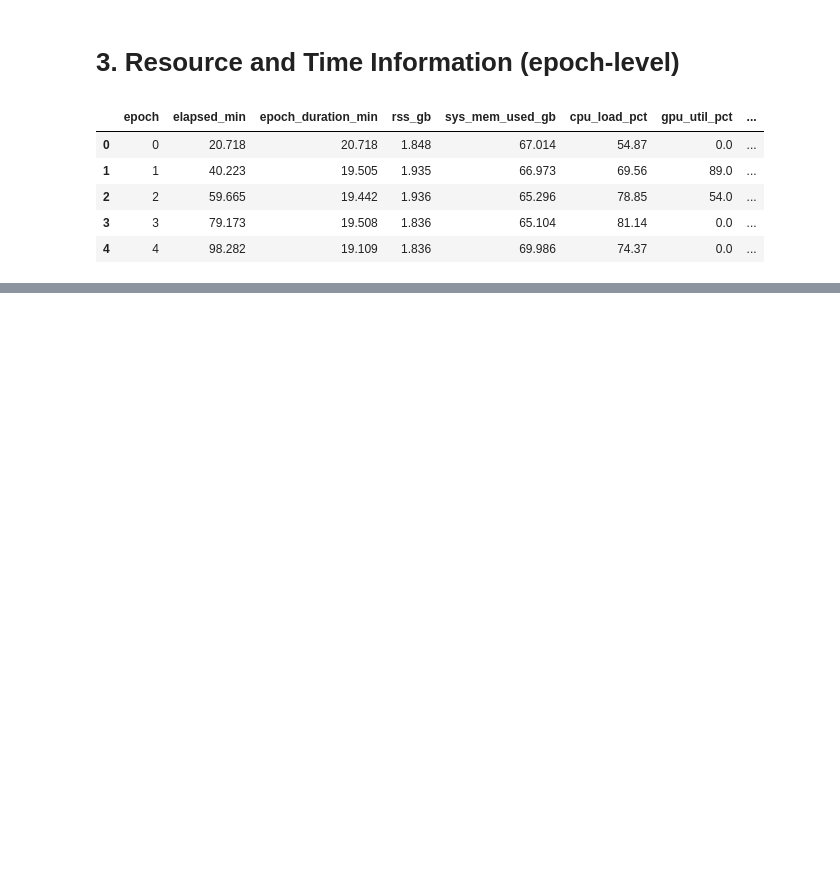
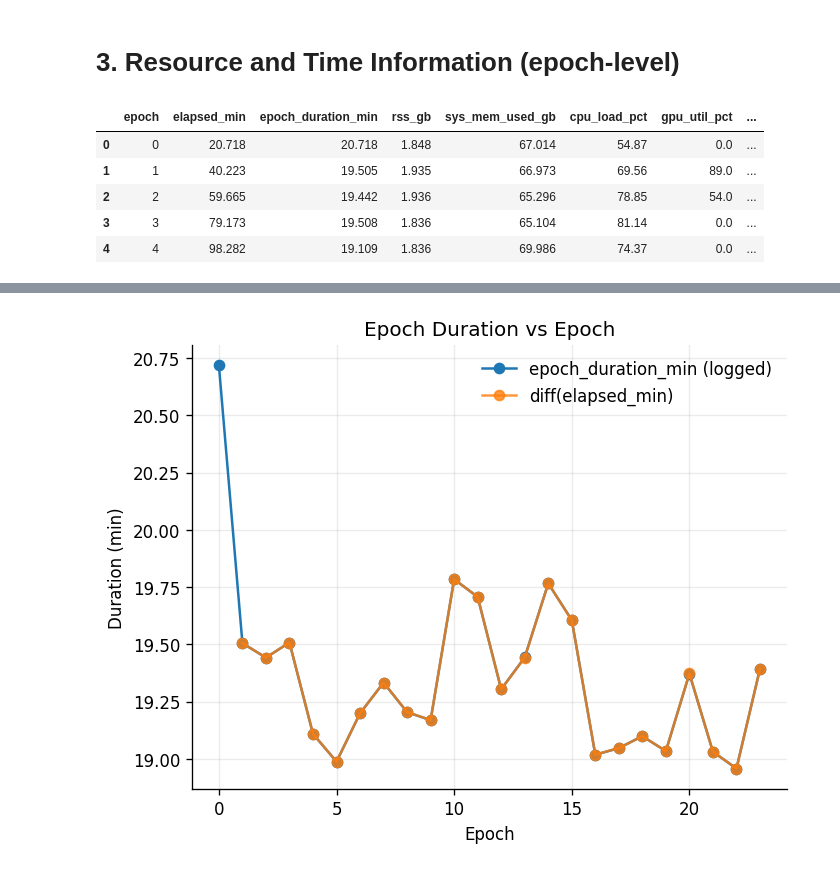
Before and after one commit to kubrabas/Graphnet-Applications, a Jupyter notebook: Training/EventPulseSeries_nonoise/initiative2/result_analysis_energy.ipynb, the cells around one changed output, grey strips where cells are left out. Cells and saved outputs as stored; diff of their text form; code cells hidden in the pictures; blank space fills up the shorter version.

```diff
--- a/Training/EventPulseSeries_nonoise/initiative2/result_analysis_energy.ipynb
+++ b/Training/EventPulseSeries_nonoise/initiative2/result_analysis_energy.ipynb
@@ -685,0 +700,11 @@ df_energy_resources_and_time.head(5)
+# %%
+fig, ax = plt.subplots()
+ax.plot(epoch, epoch_dur, marker="o", label="epoch_duration_min (logged)")
+ax.plot(epoch, epoch_dur_from_elapsed, marker="o", label="diff(elapsed_min)", alpha=0.8)
+ax.set_title("Epoch Duration vs Epoch")
+ax.set_xlabel("Epoch")
+ax.set_ylabel("Duration (min)")
+ax.legend()
+plt.show()
+# %% [output]
+[figure, added]
```
Also changed, not shown: parts of 9 cells of this notebook.
